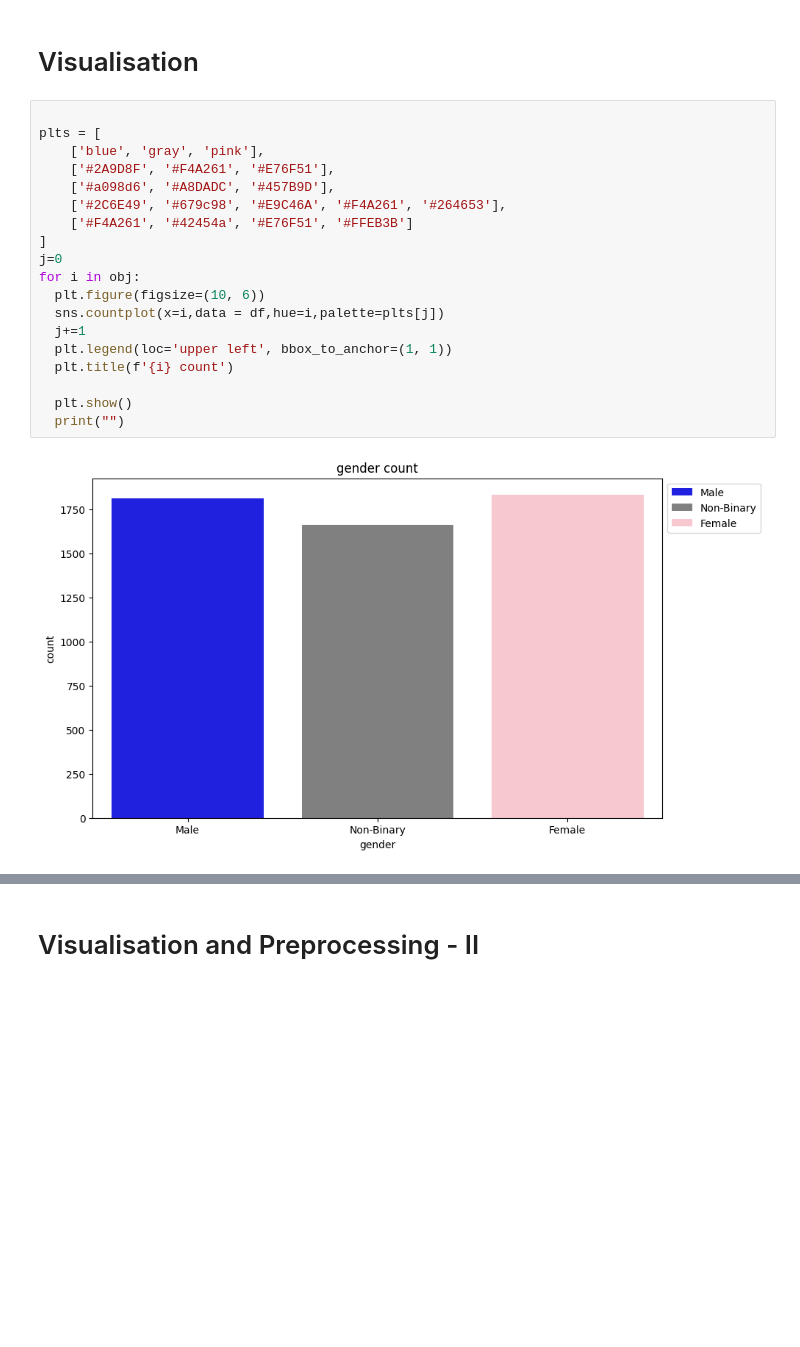
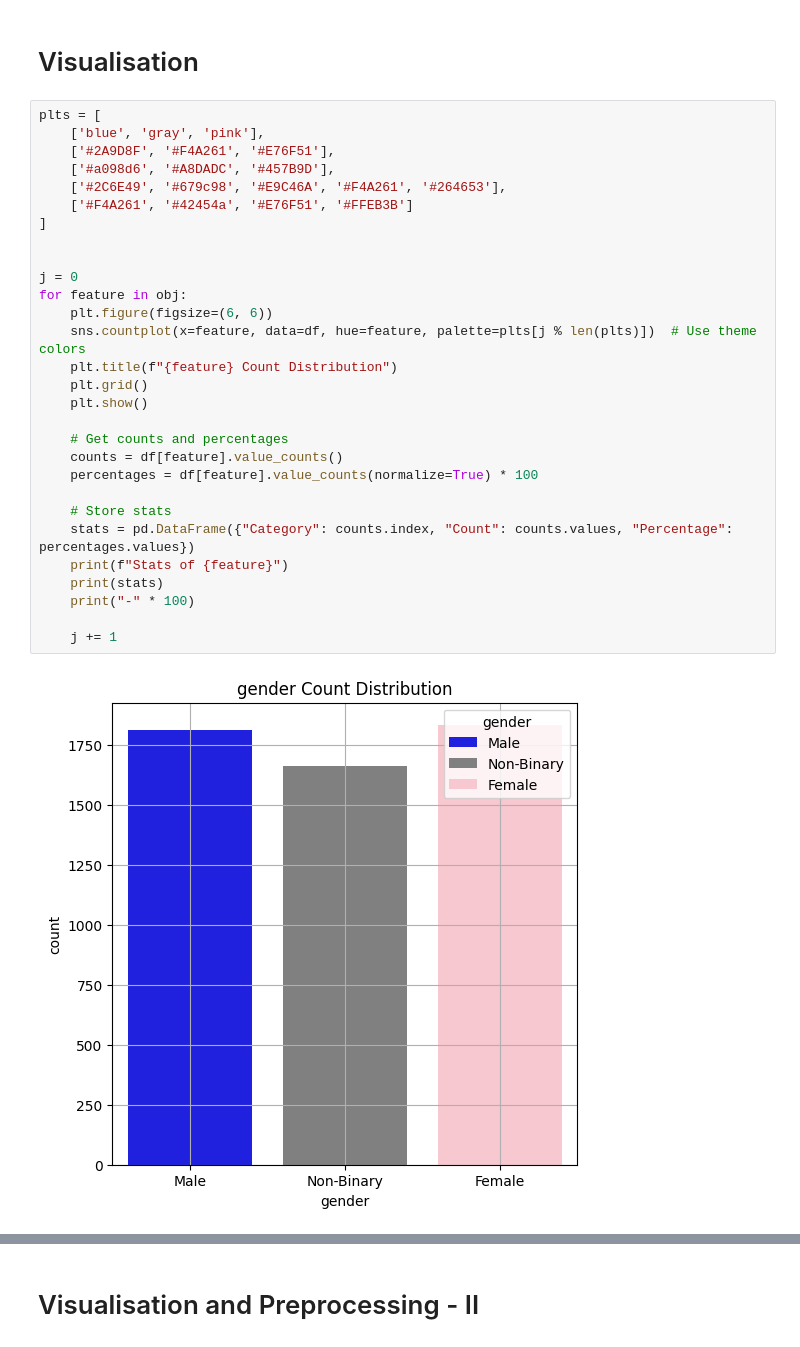
Before and after one commit to Imfavas/adClickPred, a Jupyter notebook: Ad_clickProject(final).ipynb, the cells around one changed output, grey strips where cells are left out. Drawn from its saved outputs; the diff is of its cells as text; blank space fills up the shorter version.

```diff
--- a/Ad_clickProject(final).ipynb
+++ b/Ad_clickProject(final).ipynb
@@ -145,23 +170,33 @@ dtype: int64
 # %% [markdown]
 # Visualisation
 # %%
-
 plts = [
     ['blue', 'gray', 'pink'],
     ['#2A9D8F', '#F4A261', '#E76F51'],
     ['#a098d6', '#A8DADC', '#457B9D'],
     ['#2C6E49', '#679c98', '#E9C46A', '#F4A261', '#264653'],
     ['#F4A261', '#42454a', '#E76F51', '#FFEB3B']
 ]
-j=0
-for i in obj:
-  plt.figure(figsize=(10, 6))
-  sns.countplot(x=i,data = df,hue=i,palette=plts[j])
-  j+=1
-  plt.legend(loc='upper left', bbox_to_anchor=(1, 1))
-  plt.title(f'{i} count')
 
-  plt.show()
-  print("")
+
+j = 0
+for feature in obj:
+    plt.figure(figsize=(6, 6))
+    sns.countplot(x=feature, data=df, hue=feature, palette=plts[j % len(plts)])  # Use theme colors
+    plt.title(f"{feature} Count Distribution")
+    plt.grid()
+    plt.show()
+
+    # Get counts and percentages
+    counts = df[feature].value_counts()
+    percentages = df[feature].value_counts(normalize=True) * 100
+
+    # Store stats
+    stats = pd.DataFrame({"Category": counts.index, "Count": counts.values, "Percentage": percentages.values})
+    print(f"Stats of {feature}")
+    print(stats)
+    print("-" * 100)
+
+    j += 1
 # %% [output]
-[figure, old version]
+[figure, new version]
```
Also changed, not shown: parts of 10 cells of this notebook.
